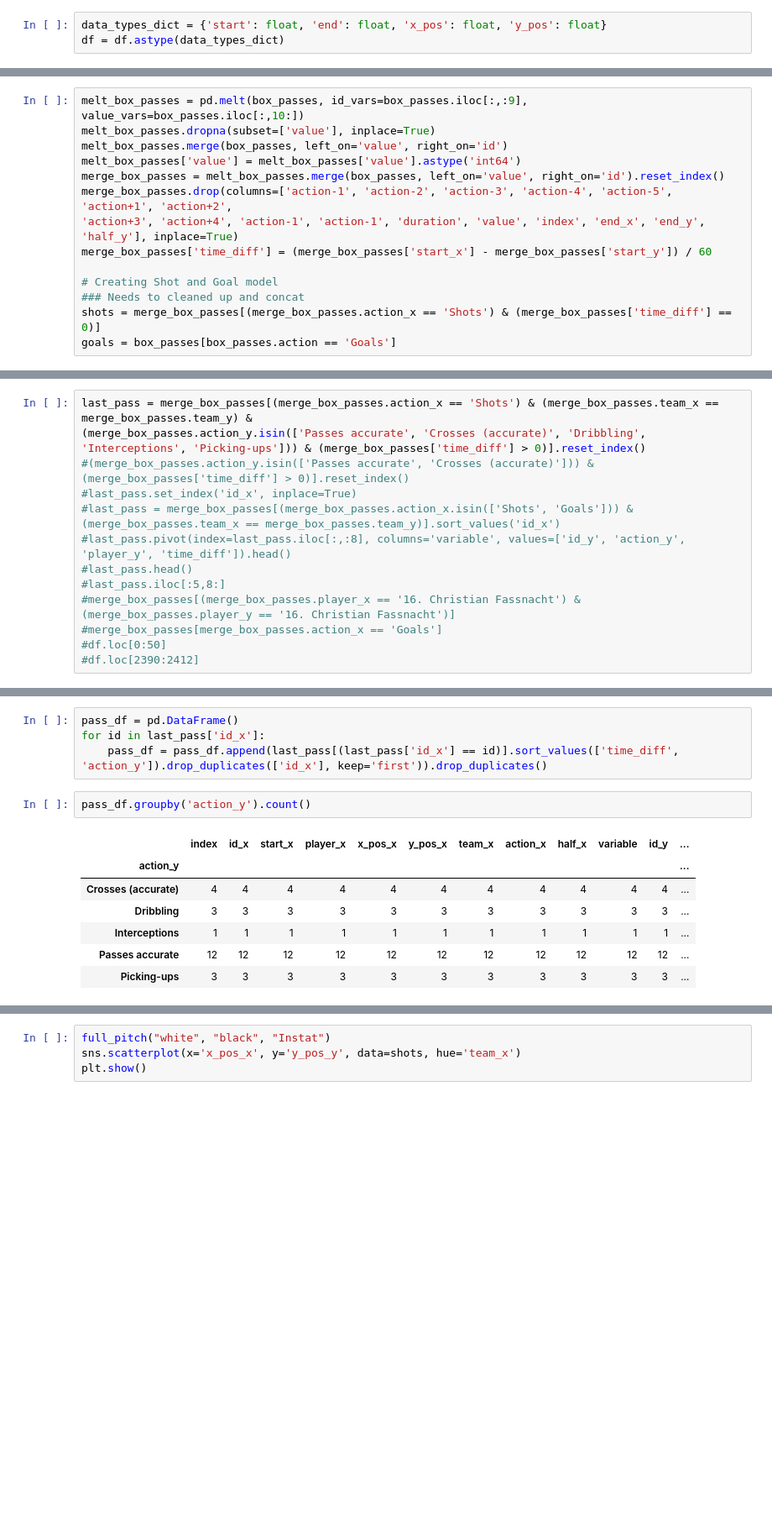
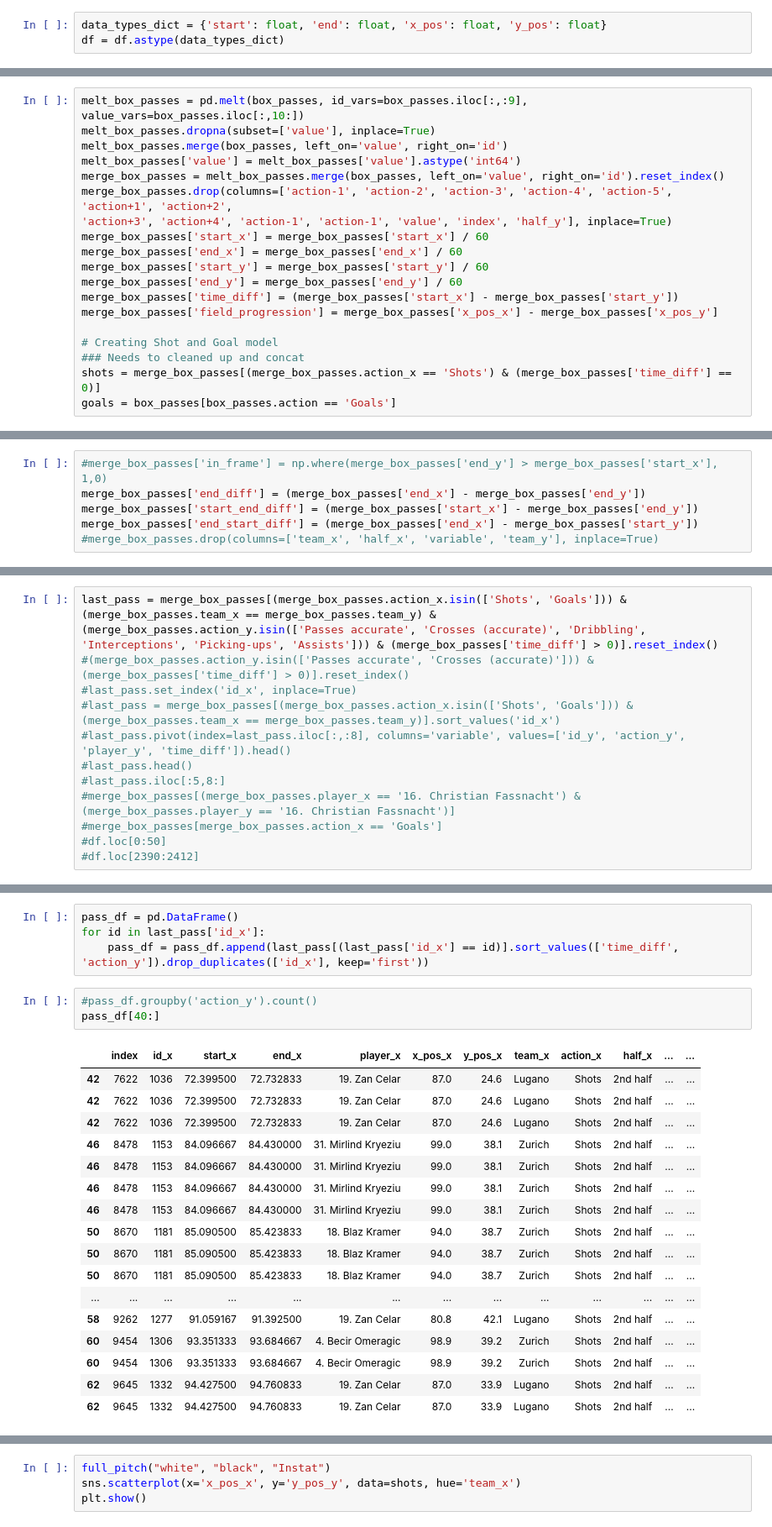
Before and after one commit to keepertrainer78698/youth-base, a Jupyter notebook: goalkeeping/int-goalkeeping/events.ipynb, the cells around one changed output, grey strips where cells are left out. Shown at 84% size. Saved outputs shown, nothing was run; the diff lists cells and outputs as text; blank space fills up the shorter version.

Commit message:
added separate models for shots

```diff
--- a/goalkeeping/int-goalkeeping/events.ipynb
+++ b/goalkeeping/int-goalkeeping/events.ipynb
@@ -482,8 +572,13 @@ melt_box_passes.merge(box_passes, left_on='value', right_on='id')
 melt_box_passes['value'] = melt_box_passes['value'].astype('int64')
 merge_box_passes = melt_box_passes.merge(box_passes, left_on='value', right_on='id').reset_index()
 merge_box_passes.drop(columns=['action-1', 'action-2', 'action-3', 'action-4', 'action-5', 'action+1', 'action+2',
-'action+3', 'action+4', 'action-1', 'action-1', 'duration', 'value', 'index', 'end_x', 'end_y', 'half_y'], inplace=True)
-merge_box_passes['time_diff'] = (merge_box_passes['start_x'] - merge_box_passes['start_y']) / 60
+'action+3', 'action+4', 'action-1', 'action-1', 'value', 'index', 'half_y'], inplace=True)
+merge_box_passes['start_x'] = merge_box_passes['start_x'] / 60
+merge_box_passes['end_x'] = merge_box_passes['end_x'] / 60
+merge_box_passes['start_y'] = merge_box_passes['start_y'] / 60
+merge_box_passes['end_y'] = merge_box_passes['end_y'] / 60
+merge_box_passes['time_diff'] = (merge_box_passes['start_x'] - merge_box_passes['start_y'])
+merge_box_passes['field_progression'] = merge_box_passes['x_pos_x'] - merge_box_passes['x_pos_y']
 
 # Creating Shot and Goal model
 ### Needs to cleaned up and concat
@@ -491,0 +607,6 @@ goals = box_passes[box_passes.action == 'Goals']
+# %%
+#merge_box_passes['in_frame'] = np.where(merge_box_passes['end_y'] > merge_box_passes['start_x'], 1,0)
+merge_box_passes['end_diff'] = (merge_box_passes['end_x'] - merge_box_passes['end_y'])
+merge_box_passes['start_end_diff'] = (merge_box_passes['start_x'] - merge_box_passes['end_y'])
+merge_box_passes['end_start_diff'] = (merge_box_passes['end_x'] - merge_box_passes['start_y'])
+#merge_box_passes.drop(columns=['team_x', 'half_x', 'variable', 'team_y'], inplace=True)
@@ -492,6 +633,6 @@ goals = box_passes[box_passes.action == 'Goals']
 # %%
-last_pass = merge_box_passes[(merge_box_passes.action_x == 'Shots') & (merge_box_passes.team_x == merge_box_passes.team_y) &
-(merge_box_passes.action_y.isin(['Passes accurate', 'Crosses (accurate)', 'Dribbling', 'Interceptions', 'Picking-ups'])) & (merge_box_passes['time_diff'] > 0)].reset_index()
+last_pass = merge_box_passes[(merge_box_passes.action_x.isin(['Shots', 'Goals'])) & (merge_box_passes.team_x == merge_box_passes.team_y) &
+(merge_box_passes.action_y.isin(['Passes accurate', 'Crosses (accurate)', 'Dribbling', 'Interceptions', 'Picking-ups', 'Assists'])) & (merge_box_passes['time_diff'] > 0)].reset_index()
 #(merge_box_passes.action_y.isin(['Passes accurate', 'Crosses (accurate)'])) & (merge_box_passes['time_diff'] > 0)].reset_index()
 #last_pass.set_index('id_x', inplace=True)
 #last_pass = merge_box_passes[(merge_box_passes.action_x.isin(['Shots', 'Goals'])) & (merge_box_passes.team_x == merge_box_passes.team_y)].sort_values('id_x')
@@ -523,14 +667,25 @@ last_pass[(last_pass['id_x'] == 2119)]
 # %%
 pass_df = pd.DataFrame()
 for id in last_pass['id_x']:
-    pass_df = pass_df.append(last_pass[(last_pass['id_x'] == id)].sort_values(['time_diff', 'action_y']).drop_duplicates(['id_x'], keep='first')).drop_duplicates()
+    pass_df = pass_df.append(last_pass[(last_pass['id_x'] == id)].sort_values(['time_diff', 'action_y']).drop_duplicates(['id_x'], keep='first'))
 # %%
-pass_df.groupby('action_y').count()
+#pass_df.groupby('action_y').count()
+pass_df[40:]
 # %% [output]
-|  | index | id_x | start_x | player_x | x_pos_x | y_pos_x | team_x | action_x | half_x | variable | id_y | ... |
-| action_y |  |  |  |  |  |  |  |  |  |  |  | ... |
-| Crosses (accurate) | 4 | 4 | 4 | 4 | 4 | 4 | 4 | 4 | 4 | 4 | 4 | ... |
-| Dribbling | 3 | 3 | 3 | 3 | 3 | 3 | 3 | 3 | 3 | 3 | 3 | ... |
-| Interceptions | 1 | 1 | 1 | 1 | 1 | 1 | 1 | 1 | 1 | 1 | 1 | ... |
-| Passes accurate | 12 | 12 | 12 | 12 | 12 | 12 | 12 | 12 | 12 | 12 | 12 | ... |
-| Picking-ups | 3 | 3 | 3 | 3 | 3 | 3 | 3 | 3 | 3 | 3 | 3 | ... |
+|  | index | id_x | start_x | end_x | player_x | x_pos_x | y_pos_x | team_x | action_x | half_x | ... | ... |
+| 42 | 7622 | 1036 | 72.399500 | 72.732833 | 19. Zan Celar | 87.0 | 24.6 | Lugano | Shots | 2nd half | ... | ... |
+| 42 | 7622 | 1036 | 72.399500 | 72.732833 | 19. Zan Celar | 87.0 | 24.6 | Lugano | Shots | 2nd half | ... | ... |
+| 42 | 7622 | 1036 | 72.399500 | 72.732833 | 19. Zan Celar | 87.0 | 24.6 | Lugano | Shots | 2nd half | ... | ... |
+| 46 | 8478 | 1153 | 84.096667 | 84.430000 | 31. Mirlind Kryeziu | 99.0 | 38.1 | Zurich | Shots | 2nd half | ... | ... |
+| 46 | 8478 | 1153 | 84.096667 | 84.430000 | 31. Mirlind Kryeziu | 99.0 | 38.1 | Zurich | Shots | 2nd half | ... | ... |
+| 46 | 8478 | 1153 | 84.096667 | 84.430000 | 31. Mirlind Kryeziu | 99.0 | 38.1 | Zurich | Shots | 2nd half | ... | ... |
+| 46 | 8478 | 1153 | 84.096667 | 84.430000 | 31. Mirlind Kryeziu | 99.0 | 38.1 | Zurich | Shots | 2nd half | ... | ... |
+| 50 | 8670 | 1181 | 85.090500 | 85.423833 | 18. Blaz Kramer | 94.0 | 38.7 | Zurich | Shots | 2nd half | ... | ... |
+| 50 | 8670 | 1181 | 85.090500 | 85.423833 | 18. Blaz Kramer | 94.0 | 38.7 | Zurich | Shots | 2nd half | ... | ... |
+| 50 | 8670 | 1181 | 85.090500 | 85.423833 | 18. Blaz Kramer | 94.0 | 38.7 | Zurich | Shots | 2nd half | ... | ... |
+| ... | ... | ... | ... | ... | ... | ... | ... | ... | ... | ... | ... | ... |
+| 58 | 9262 | 1277 | 91.059167 | 91.392500 | 19. Zan Celar | 80.8 | 42.1 | Lugano | Shots | 2nd half | ... | ... |
+| 60 | 9454 | 1306 | 93.351333 | 93.684667 | 4. Becir Omeragic | 98.9 | 39.2 | Zurich | Shots | 2nd half | ... | ... |
+| 60 | 9454 | 1306 | 93.351333 | 93.684667 | 4. Becir Omeragic | 98.9 | 39.2 | Zurich | Shots | 2nd half | ... | ... |
+| 62 | 9645 | 1332 | 94.427500 | 94.760833 | 19. Zan Celar | 87.0 | 33.9 | Lugano | Shots | 2nd half | ... | ... |
+| 62 | 9645 | 1332 | 94.427500 | 94.760833 | 19. Zan Celar | 87.0 | 33.9 | Lugano | Shots | 2nd half | ... | ... |
```
Also changed, not shown: parts of 11 cells of this notebook.
